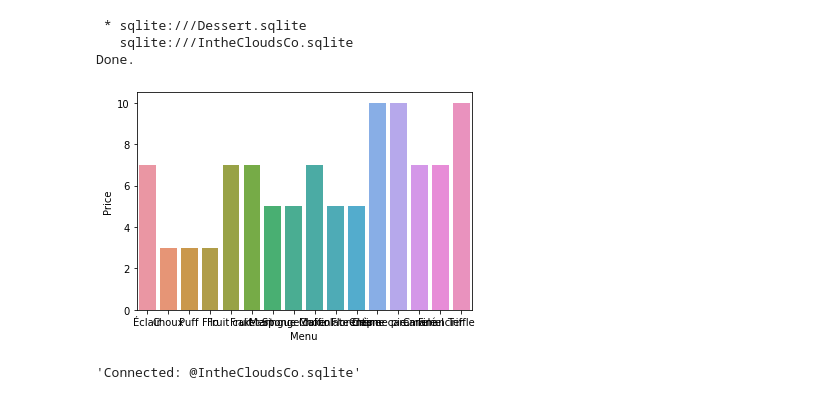
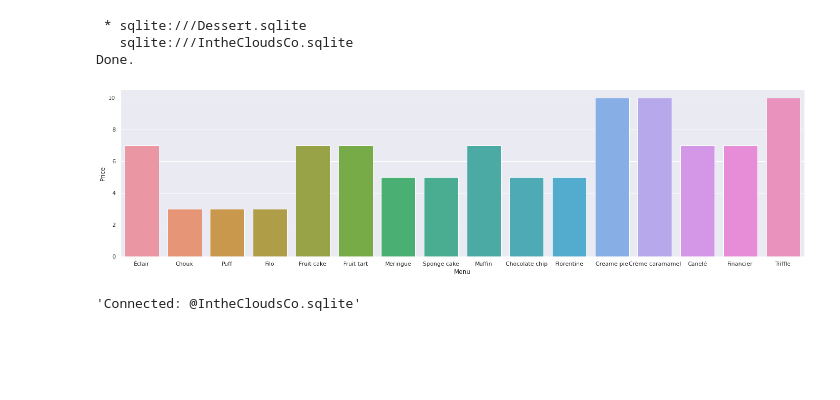
Before and after one commit to niklaust/SQL, a Jupyter notebook: SqlMagic_notebook_of_niklaust_ipynb.ipynb, the cells around one changed output. Drawn from its saved outputs; the diff is of its cells as text; code cells hidden in the pictures; blank space fills up the shorter version.

```diff
--- a/SqlMagic_notebook_of_niklaust_ipynb.ipynb
+++ b/SqlMagic_notebook_of_niklaust_ipynb.ipynb
@@ -204,5 +204,7 @@ pandas.core.frame.DataFrame
 # %%
 import seaborn as sns
 # %%
+sns.set(rc={'figure.figsize':(9,6)})
+
 sns.barplot(x='ShipperID', y='OrderID', data=df);
 # %% [output]
@@ -401,9 +403,11 @@ df=%sql SELECT Menu, Price FROM Menus;
    sqlite:///IntheCloudsCo.sqlite
 Done.
 # %%
+sns.set(rc={'figure.figsize':(24, 6)})
+
 sns.barplot(data=df, x='Menu', y='Price');
 # %% [output]
-[figure, old version]
+[figure, new version]
 # %%
 %sql @IntheCloudsCo
 # %% [output]
```
Also changed, not shown: parts of 3 cells of this notebook.
